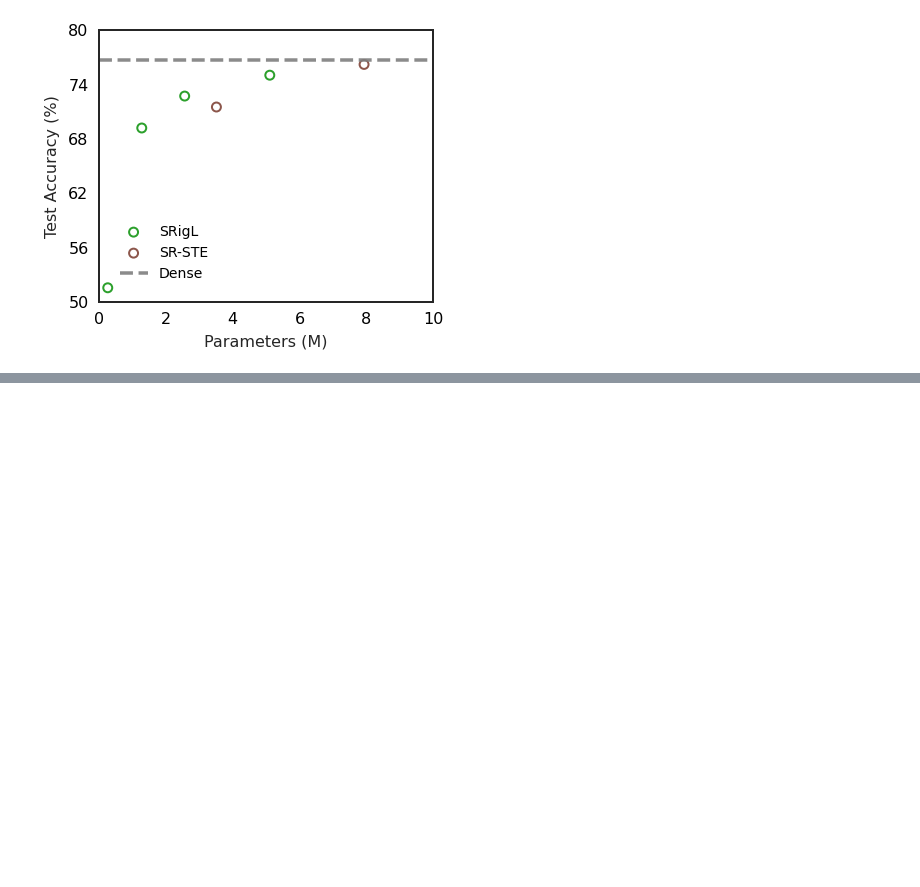
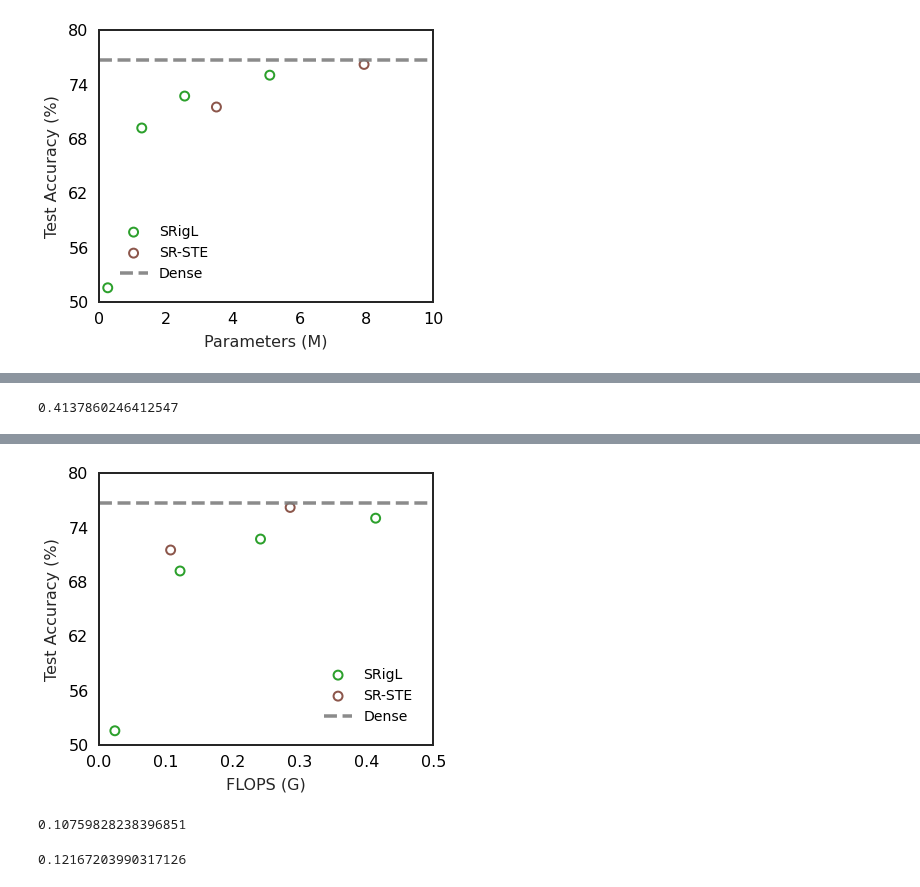
Before and after one commit to calgaryml/condensed-sparsity, a Jupyter notebook: notebooks/final_results.ipynb, the cells around one changed output, grey strips where cells are left out. Drawn from its saved outputs; the diff is of its cells as text; code cells hidden in the pictures; blank space fills up the shorter version.

```diff
--- a/notebooks/final_results.ipynb
+++ b/notebooks/final_results.ipynb
@@ -346,16 +353,19 @@ imagenet=get_model_results(df, "resnet50", 103)
 imagenet_og_rigl = imagenet.loc[imagenet["rigl.const_fan_in"]==False]
 imagenet_x5=get_model_results(df, "resnet50", 512)  # TODO: Update with new
 imagenet_x2=get_model_results(df, "resnet50", 205)
+imagenet_x2=imagenet_x2.loc[imagenet_x2["tags"].str.contains("narval_cluster")]
 imagnet_net_const_fan_no_ablation_sweep_id = "snb0sphc"
 imagenet_no_ablation = imagenet.loc[imagenet["sweep_id"] == imagnet_net_const_fan_no_ablation_sweep_id]
 imagnet_net_const_fan_x1_with_ablation_tag = "x1-steps"
+imagenet_st_sre_comparison_tag = "sr-ste-benchmarks"
 imagenet_x1 = df.loc[df["tags"].str.contains(imagnet_net_const_fan_x1_with_ablation_tag)]
-imagenet = pd.concat([imagenet_no_ablation, imagenet_x1, imagenet_x5, imagenet_og_rigl, imagenet_x2])
+imagenet_st_sre_comparison = df.loc[df["tags"].str.contains(imagenet_st_sre_comparison_tag)]
+imagenet = pd.concat([imagenet_no_ablation, imagenet_x1, imagenet_x5, imagenet_og_rigl, imagenet_x2, imagenet_st_sre_comparison])
 
 skinny_resnet = df.loc[df['sweep_id'] == "jporfu3v"]
 resnet18_99_50 = cifar_const_fan.loc[(cifar_const_fan["model"]=="resnet18") &  (cifar_const_fan["rigl.min_salient_weights_per_neuron"] == 0.5) * (cifar_const_fan["rigl.dense_allocation"]==0.01)]
 resnet18_og_rigl_001 = resnet18_og_rigl.loc[resnet18_og_rigl["rigl.dense_allocation"] == 0.01]
-skinny_resnet = pd.concat([skinny_resnet, resnet18_99_50, resnet18_og_rigl_001])
+skinny_resnet = pd.concat([skinny_resnet, resnet18_99_50, resnet18_og_rigl_001, ])
 
 
 # imagenet = imagenet.loc[imagenet["sweep_id"].isin(["aw7o7hz7", "snb0sphc"])]
@@ -1328,0 +1367,62 @@ fig.show()
+# %%
+max(params["flops"])/dense_flops
+# %% [output]
+0.4137860246412547
+# %%
+## Acc vs. Params:
+
+
+# DF with columns: flops, dense_flops, mean, upper_bound, lower_bound, method
+
+def get_accuracy_vs_flops_plot(figure_name, plot_df, dense_benchmark_value, ylim=[0.9,1.0], xlim=[0.49,1.0], plot_error_bars: bool = False, x_ticks = None):
+
+    plot_df = plot_df.copy(deep=True)
+    if "flops" not in plot_df:
+        plot_df["flops"] = plot_df["parameters"]
+    plot_df["flops"] = plot_df["flops"]/dense_flops
+    print(plot_df)
+    plot_df = plot_df.sort_values(by="flops")
+    fig, ax = plt.subplots(figsize=_FIG_SIZE)
+
+    method="SRigL"
+    color=_COLORS[2]
+    df_slice = plot_df.loc[plot_df["method"]==method]
+    ax.scatter(df_slice["flops"], df_slice['mean'], color=color,label=method, **_MEAN_MARKER)
+
+    method="SR-STE"
+    color = sns.color_palette("tab10").as_hex()[5]
+    df_slice = plot_df.loc[plot_df["method"]==method]
+    ax.scatter(df_slice["flops"], df_slice['mean'],color=color, label=method, **_MEAN_MARKER)
+
+    ax.plot(xlim, [_IMAGENET_BENCHMARK*100,_IMAGENET_BENCHMARK*100], "--",  label="Dense", color=_COLORS[-3], alpha=0.9)
+    plt.xlabel('FLOPS (G)')
+    plt.ylabel('Test Accuracy (%)')
+    handles, labels = ax.get_legend_handles_labels()
+    ax.legend(handles, labels, loc="lower right")
+    ax.set_ylim(ylim)
+    ax.set_xlim(xlim)
+
+    tick_spaces=5
+    y_tick_eps = (max(ylim) - min(ylim))/tick_spaces
+    y_ticks = [min(ylim)+y_tick_eps*x for x in range(tick_spaces+1)]
+    ax.set_yticks(y_ticks)
+    if x_ticks is not None:
+        ax.set_xticks(x_ticks)
+    # ax.set_yscale("log")
+    fig.savefig(f"../fig/{figure_name}.png", dpi=600, bbox_inches="tight")
+    fig.savefig(f"../fig/{figure_name}.svg",format="svg", bbox_inches="tight")
+    return fig
+
+dense_flops = 4089284608
+
+fig_params=dict(
+    figure_name="acc-vs-flops",
+    plot_df=params,
+    dense_benchmark_value=dense_flops,
+    ylim=[50,80],
+    xlim=[0,0.5],
+)
+
+fig = get_accuracy_vs_flops_plot(**fig_params)
+fig.show()
+# %% [output]
@@ -1328,0 +1444,9 @@ fig.show()
+[figure, added]
+# %%
+4.400000e+08/dense_flops
+# %% [output]
+0.10759828238396851
+# %%
+4.975516e+08/dense_flops
+# %% [output]
+0.12167203990317126
```
Also changed, not shown: parts of 16 cells of this notebook, 10 other files.
